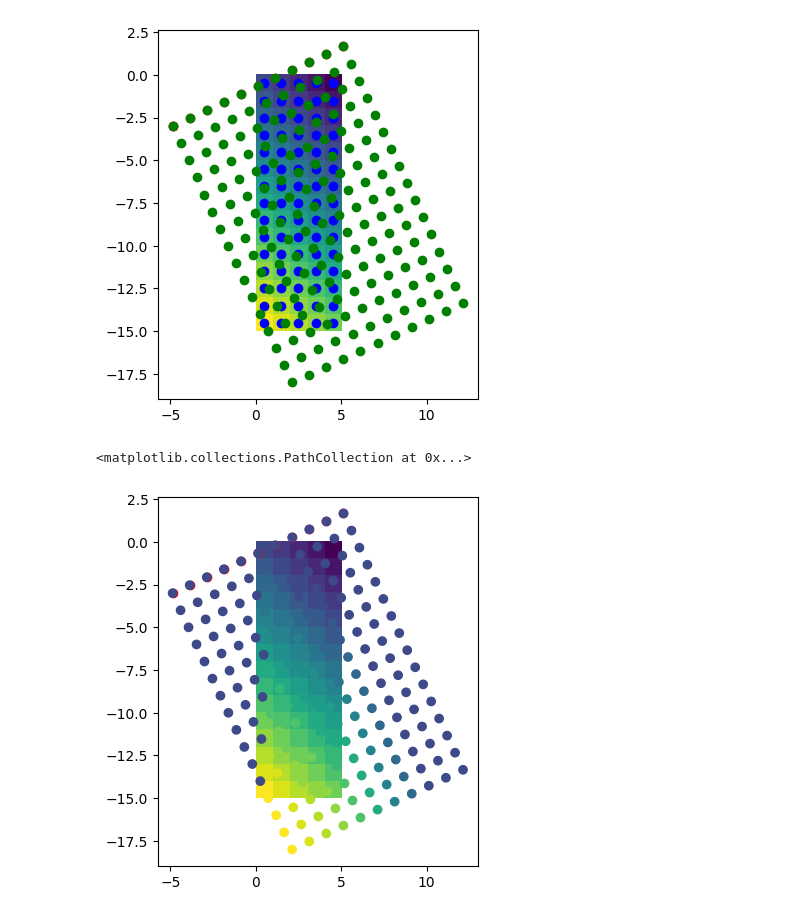
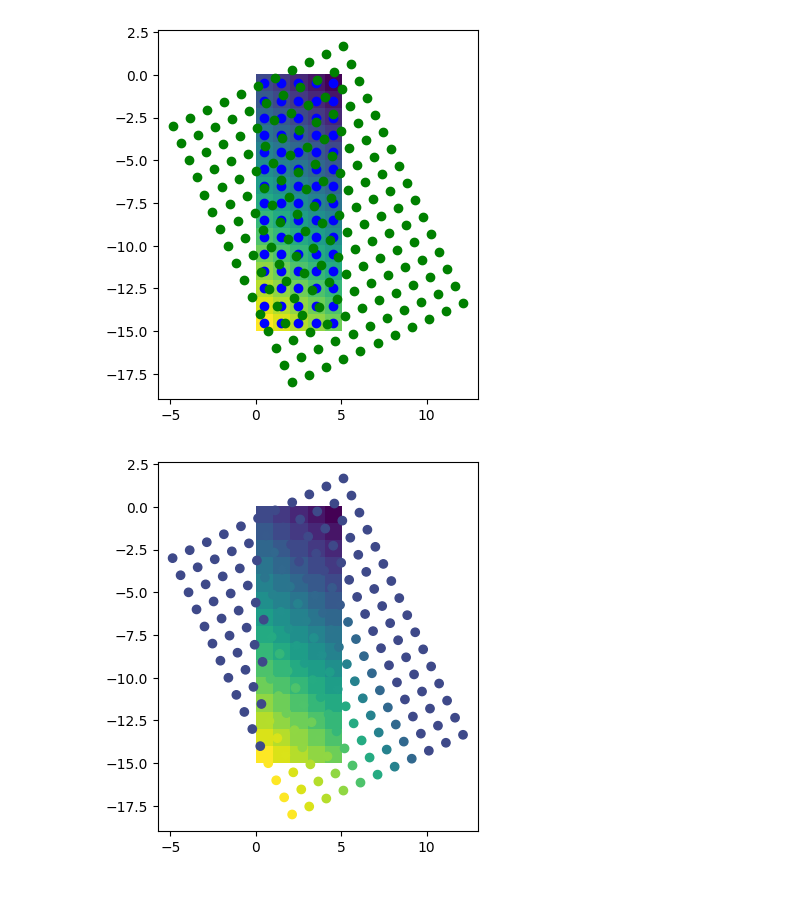
Before and after one commit to dankluskiewicz/insolation_model, a Jupyter notebook: development/wave_front.ipynb, the cells around one changed output. Drawn from its saved outputs; the diff is of its cells as text; code cells hidden in the pictures.

Commit message:
make wave front

```diff
--- a/development/wave_front.ipynb
+++ b/development/wave_front.ipynb
@@ -25,50 +23,14 @@ grad_y = -0.1
 n_rows = 15
 n_cols = 5
 dem = make_dem_with_gradients(grad_x, grad_y, dx, dx, n_rows, n_cols)
-vmin, vmax = dem.arr.min(), dem.arr.max()
+azimuth = 25
 
 
-theta = 25
+Fi, Fj = _make_wave_front(n_rows, n_cols, azimuth)
 
-n_packets = int(np.ceil(n_cols + n_rows * np.sin(_rad(theta)) * np.cos(_rad(theta))))
-n_fronts = int(np.ceil(n_rows * np.cos(_rad(theta)) + n_cols * np.sin(_rad(theta))))
-alpha = 1
-beta = np.tan(_rad(theta))
-
-i0, j0 = (
-    (n_rows - 1)
-    * np.sin(_rad(theta))
-    * np.array([np.sin(_rad(theta)), -np.cos(_rad(theta))])
-)
-ii0 = i0 - np.arange(n_packets) * beta
-jj0 = j0 + np.arange(n_packets) * alpha
-
-di = 1
-dj = np.tan(_rad(theta))
-
-# fronts = ((ii0 + k * di, jj0 + k * dj) for k in range(n_fronts))
-Fi = np.outer(np.ones(n_fronts), ii0) + np.outer(
-    np.arange(n_fronts), np.ones(n_packets) * di
-)
-Fj = np.outer(np.ones(n_fronts), jj0) + np.outer(
-    np.arange(n_fronts), np.ones(n_packets) * dj
-)
-
-J, I = np.meshgrid(
-    np.linspace(0, n_cols - 1, n_cols), np.linspace(0, n_rows - 1, n_rows)
-)
-
-
-ax = vis.raster(dem)
-plot_indices(I, J, ax, color="blue")
-plot_indices(ii0, jj0, ax, color="red")
-plot_indices(i0, j0, ax, color="red")
-
-
-ii = ii0
-jj = jj0
-
-for ii, jj in zip(Fi, Fj):
-    plot_indices(ii, jj, ax, color="green")
+rows = np.clip(Fi.astype(int), 0, dem.arr.shape[0] - 1)
+cols = np.clip(Fj.astype(int), 0, dem.arr.shape[1] - 1)
+values = dem.arr[rows, cols]
+valid = (Fi >= 0) & (Fj >= 0) & (Fi < n_rows) & (Fj < n_cols)
+values[~valid] = 0
+cummax = np.maximum.accumulate(values, axis=0)
-# %% [output]
-[figure, removed]
@@ -75,15 +40,22 @@ for ii, jj in zip(Fi, Fj):
 # %%
-rows = np.clip(Fi.astype(int), 0, dem.arr.shape[0] - 1)
-cols = np.clip(Fj.astype(int), 0, dem.arr.shape[1] - 1)
-values = dem.arr[rows, cols]
-valid = (Fi >= 0) & (Fj >= 0) & (Fi < n_rows) & (Fj < n_cols)
-values[~valid] = 0
-cummax = np.maximum.accumulate(values, axis=0)
+J, I = np.meshgrid(
+    np.linspace(0, n_cols - 1, n_cols), np.linspace(0, n_rows - 1, n_rows)
+)
+vmin, vmax = dem.arr.min(), dem.arr.max()
+
+
+ax = vis.raster(dem)
+plot_indices(I, J, ax, color="blue")
+
+
+for ii, jj in zip(Fi, Fj):
+    plot_indices(ii, jj, ax, color="green")
+plt.show()
 
 ax = vis.raster(dem, vmin=vmin, vmax=vmax)
 # plot_indices(I, J, ax, color="blue")
-plot_indices(ii0, jj0, ax, color="red")
 plot_indices(Fi, Fj, ax, c=cummax, vmin=vmin, vmax=vmax)
+plt.show()
 # %% [output]
-<matplotlib.collections.PathCollection at 0x...>
-[figure, old version]
+[figure, new version]
+[figure, added]
```
Also changed, not shown: parts of 3 cells of this notebook, 1 other file.
